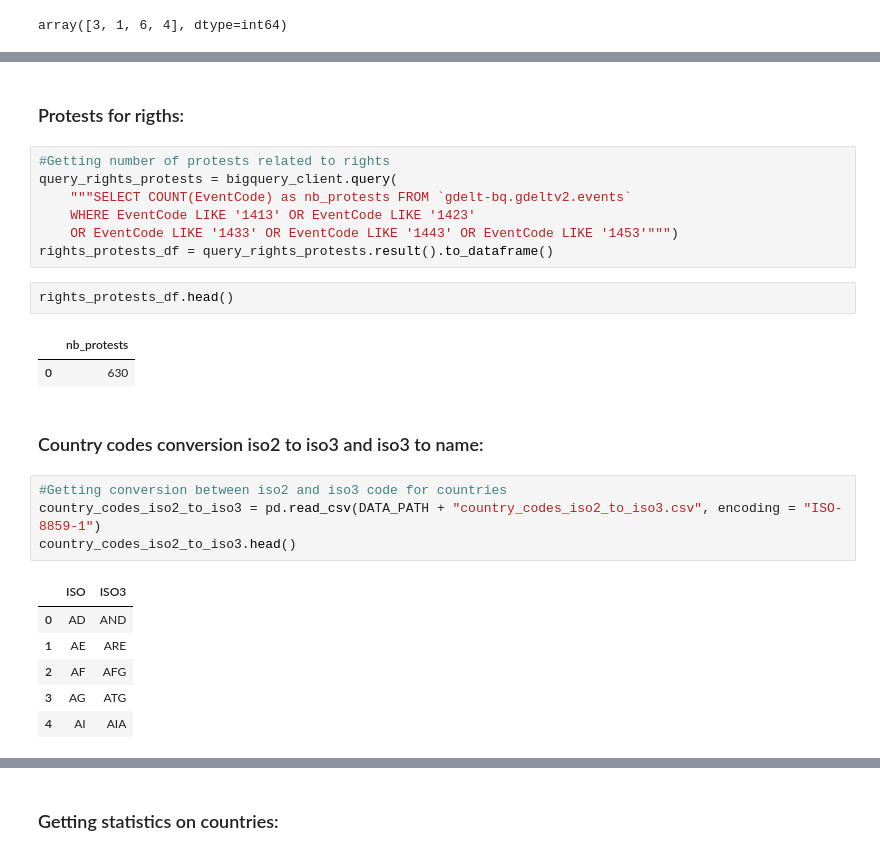
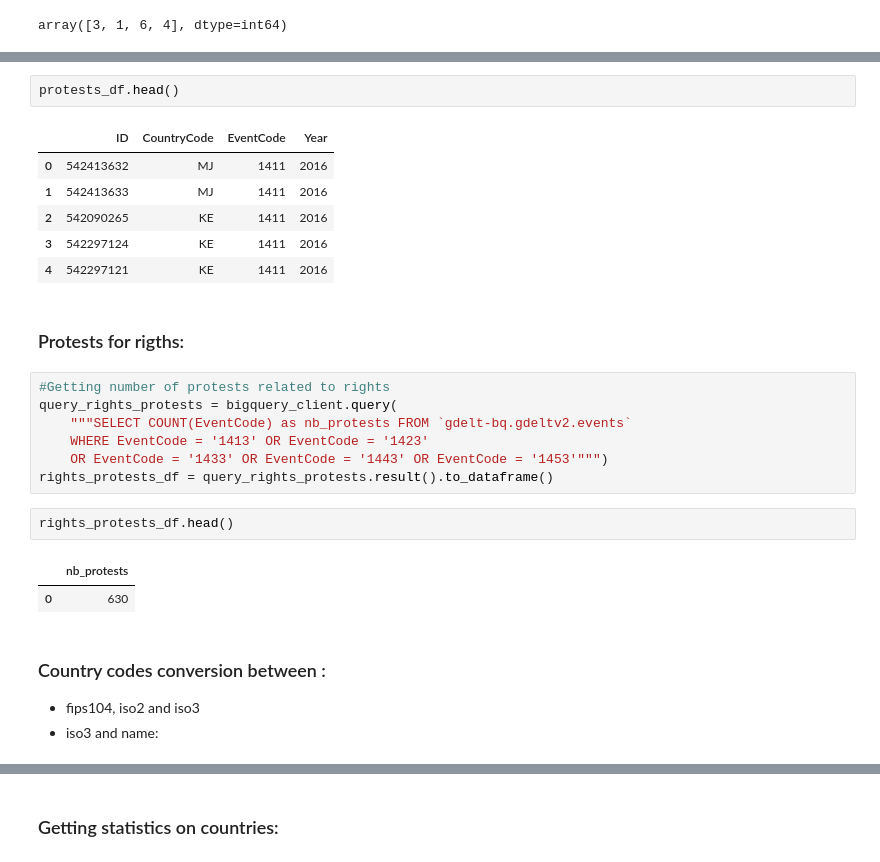
Before and after one commit to Apiquet/ADA_Project, a Jupyter notebook: main.ipynb, the cells around one changed output, grey strips where cells are left out. Drawn from its saved outputs; the diff is of its cells as text.

```diff
--- a/main.ipynb
+++ b/main.ipynb
@@ -173,11 +201,20 @@ dtype: int64
+# %%
+protests_df.head()
+# %% [output]
+|  | ID | CountryCode | EventCode | Year |
+| 0 | 542413632 | MJ | 1411 | 2016 |
+| 1 | 542413633 | MJ | 1411 | 2016 |
+| 2 | 542090265 | KE | 1411 | 2016 |
+| 3 | 542297124 | KE | 1411 | 2016 |
+| 4 | 542297121 | KE | 1411 | 2016 |
 # %% [markdown]
 ### Protests for rigths:
 # %%
 #Getting number of protests related to rights
 query_rights_protests = bigquery_client.query(
     """SELECT COUNT(EventCode) as nb_protests FROM `gdelt-bq.gdeltv2.events`
-    WHERE EventCode LIKE '1413' OR EventCode LIKE '1423'
-    OR EventCode LIKE '1433' OR EventCode LIKE '1443' OR EventCode LIKE '1453'""")
+    WHERE EventCode = '1413' OR EventCode = '1423'
+    OR EventCode = '1433' OR EventCode = '1443' OR EventCode = '1453'""")
 rights_protests_df = query_rights_protests.result().to_dataframe()
 # %%
 rights_protests_df.head()
@@ -185,15 +222,6 @@ rights_protests_df.head()
 |  | nb_protests |
 | 0 | 630 |
 # %% [markdown]
-### Country codes conversion iso2 to iso3 and iso3 to name:
+### Country codes conversion between :
+- fips104,  iso2 and iso3
+- iso3 and name:
-# %%
-#Getting conversion between iso2 and iso3 code for countries
-country_codes_iso2_to_iso3 = pd.read_csv(DATA_PATH + "country_codes_iso2_to_iso3.csv", encoding = "ISO-8859-1")
-country_codes_iso2_to_iso3.head()
-# %% [output]
-|  | ISO | ISO3 |
-| 0 | AD | AND |
-| 1 | AE | ARE |
-| 2 | AF | AFG |
-| 3 | AG | ATG |
-| 4 | AI | AIA |
```
Also changed, not shown: parts of 26 cells of this notebook, 1 other file.
